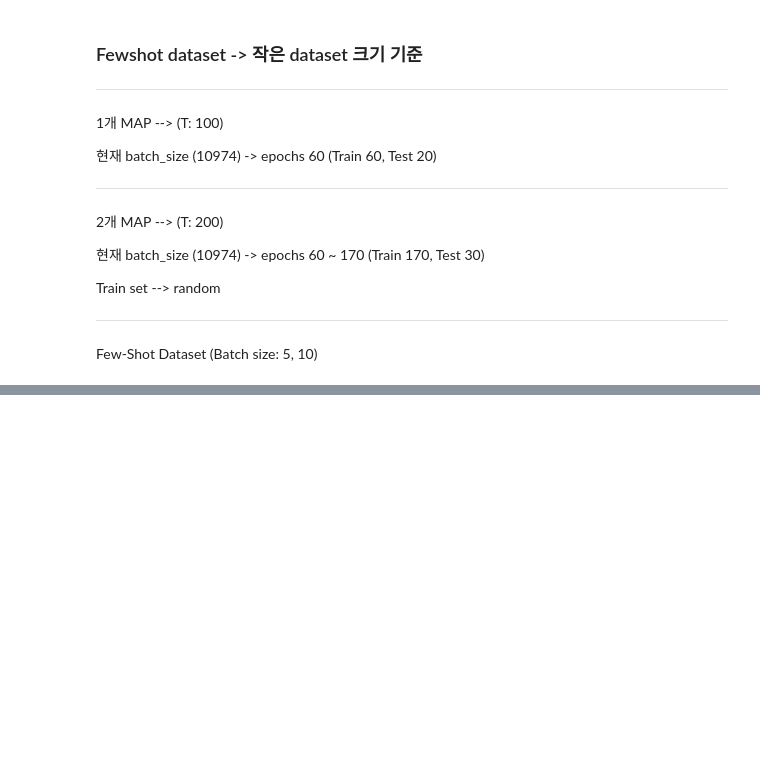
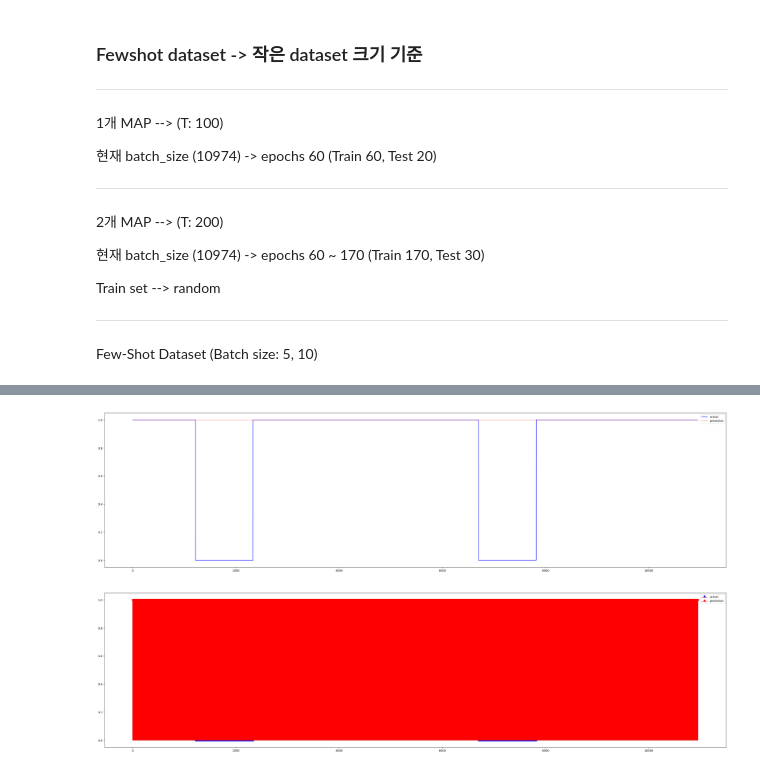
Before and after one commit to appr-jh/Meta_Learning, a Jupyter notebook: Meta.ipynb, the cells around one changed output, grey strips where cells are left out. Cells and saved outputs as stored; diff of their text form; code cells hidden in the pictures; blank space fills up the shorter version.

```diff
--- a/Meta.ipynb
+++ b/Meta.ipynb
@@ -675,0 +624,72 @@ with torch.no_grad():
+# %%
+X = pl[["Realized_Power"]].values
+y = pl["Real_block"].values
+# %%
+train_loader, test_loader = train_test_seperate(X, y, SEQ_LEN, SPLIT ,BATCH_SIZE)
+# %%
+K = 10
+
+losses = []
+n = len(test_loader)
+
+with torch.no_grad():
+    test_pred = []
+    for data in test_loader:
+        seq, target = data # batch data
+        out = model(seq)
+        test_pred += out.cpu().numpy().round().tolist()
+
+    actual = target
+    total = test_pred
+
+    #plot
+    plt.figure(figsize=(40,10))
+
+    #signal
+    plt.plot(actual[:].cpu().numpy(),'b')
+    plt.plot(total[:],'r', linewidth=0.6)
+    plt.legend(['actual','prediction'])
+    plt.show()
+
+    #stem
+    plt.figure(figsize=(40,10))
+    plt.stem(actual[:].cpu().numpy(),'b')
+    plt.stem(total[:],'r')
+    plt.legend(['actual','prediction'])
+    plt.show()
+
+    t=np.array(actual[:].cpu().numpy())
+    l=np.array(total[:])
+
+    correct=0
+    uncorrect=0
+    FP=0;TP=0;FN=0;TN=0
+
+    for i, j in zip(t, l):
+        if(i-j==0):
+            correct=correct+1
+            if(j==1):TP=TP+1
+            else:TN=TN+1
+        else:
+            uncorrect=uncorrect+1
+            if(j==1):FP=FP+1
+            else:FN=FN+1
+
+    all=correct+uncorrect
+    acc=correct/all
+
+    #accuracy (classification)
+    print("\n----------------------------------------------")
+    print('the number of correct', correct)
+    print('the number of uncorrect', uncorrect)
+
+    print("\n"+"confusion matrix")
+    print("TP: "+str(TP))
+    print("TN: "+str(TN))
+    print("FP: "+str(FP))
+    print("FN: "+str(FN))
+
+    print('\n'+'accuracy:', acc)
+# %% [output]
+[figure, added]
+[figure, added]
```
Also changed, not shown: parts of 11 cells of this notebook.
